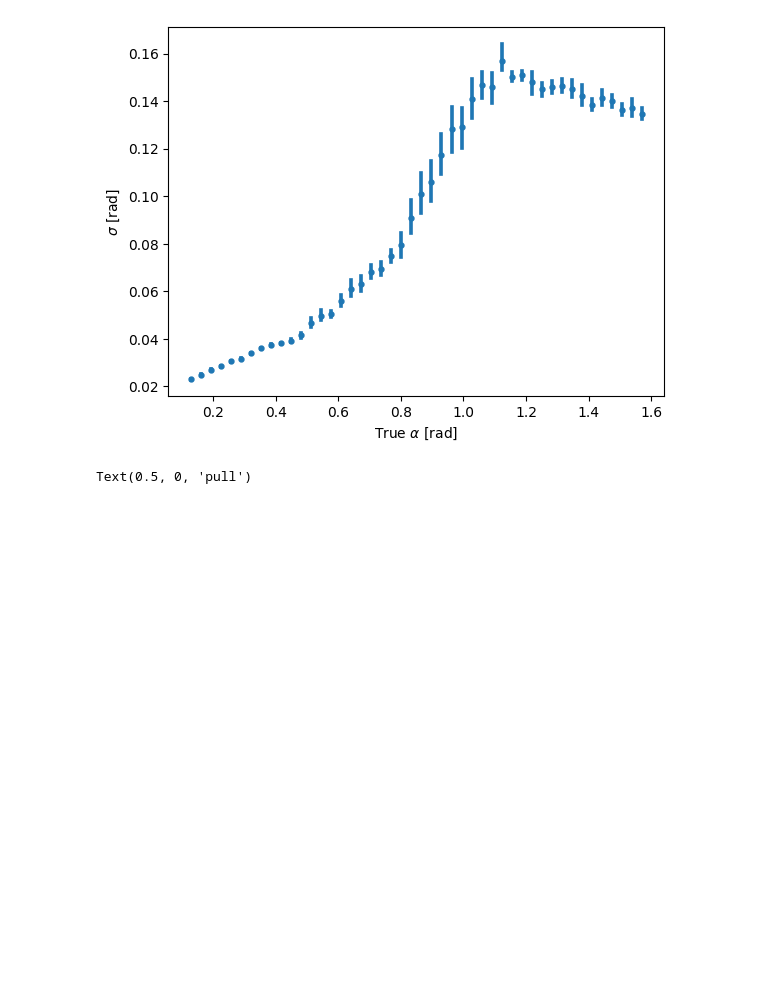
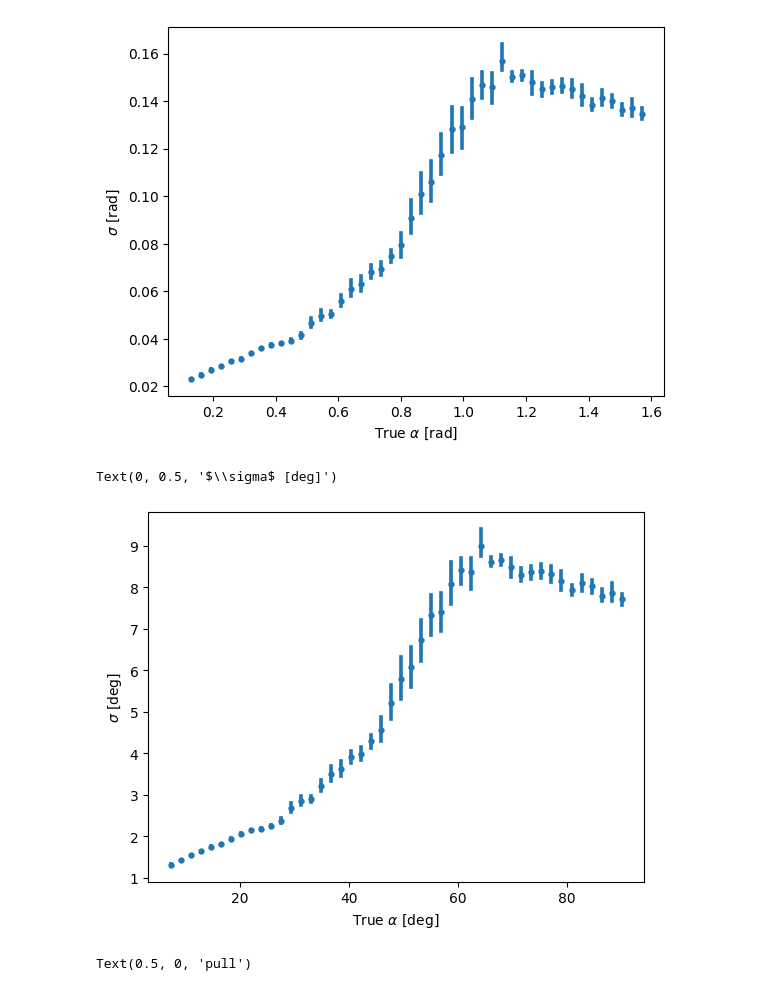
Before and after one commit to nhanvtran/directional-pixel-detectors, a Jupyter notebook: hit-position/train-1DA-Beta.ipynb, the cells around one changed output. Drawn from its saved outputs; the diff is of its cells as text; code cells hidden in the pictures; blank space fills up the shorter version.

Commit message:
alpha finally

```diff
--- a/hit-position/train-1DA-Beta.ipynb
+++ b/hit-position/train-1DA-Beta.ipynb
@@ -263,6 +263,13 @@ plt.ylabel(r'$\sigma$ [rad]')
 # %% [output]
 Text(0, 0.5, '$\\sigma$ [rad]')
 [figure]
+# %%
+y = sns.regplot(x=df['Atrue']*180/pi, y=df['sigma']*180/pi, x_bins=np.linspace(0,90,50), fit_reg=None, marker='.')
+plt.xlabel(r'True $\alpha$ [deg]')
+plt.ylabel(r'$\sigma$ [deg]')
+# %% [output]
+Text(0, 0.5, '$\\sigma$ [deg]')
+[figure, added]
 # %%
 pulls = residuals/df['sigma']
 # %%
```
Also changed, not shown: parts of 1 cell of this notebook.
